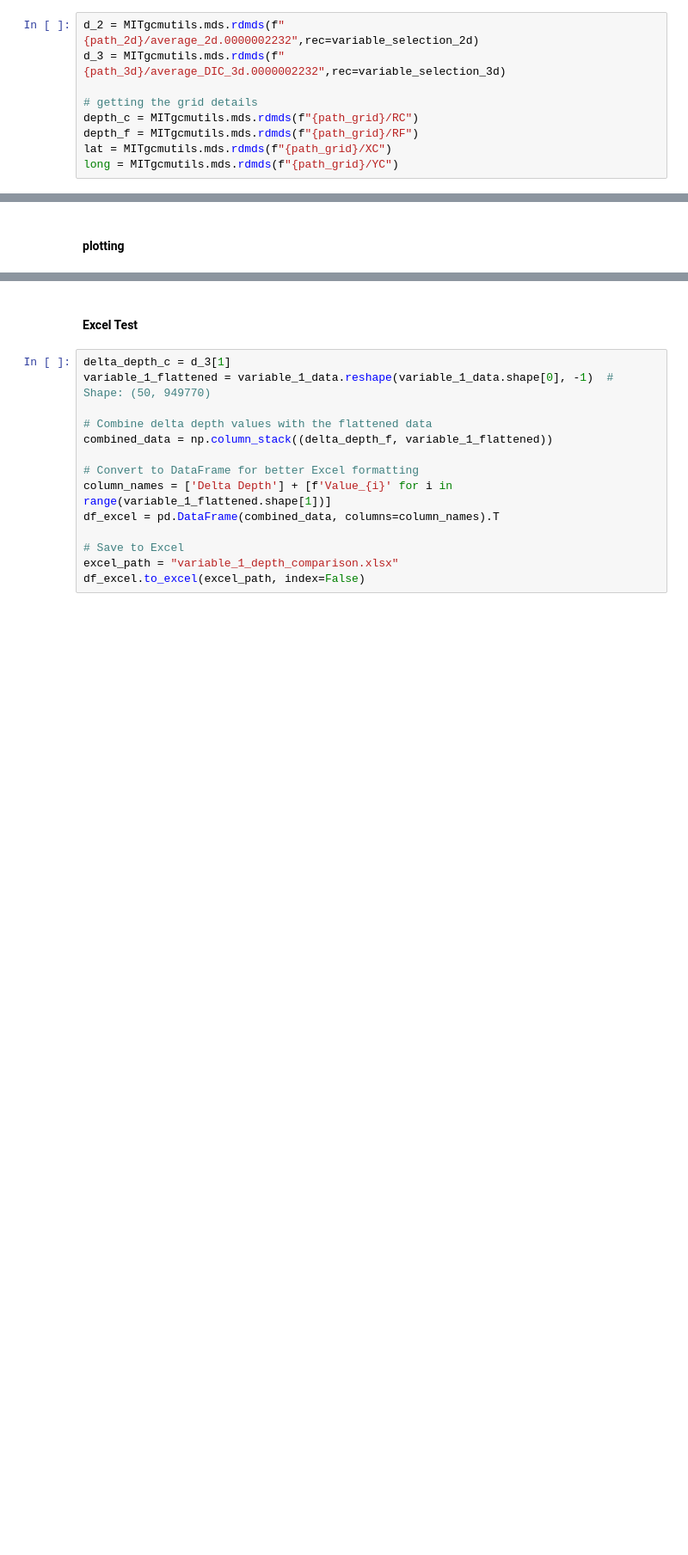
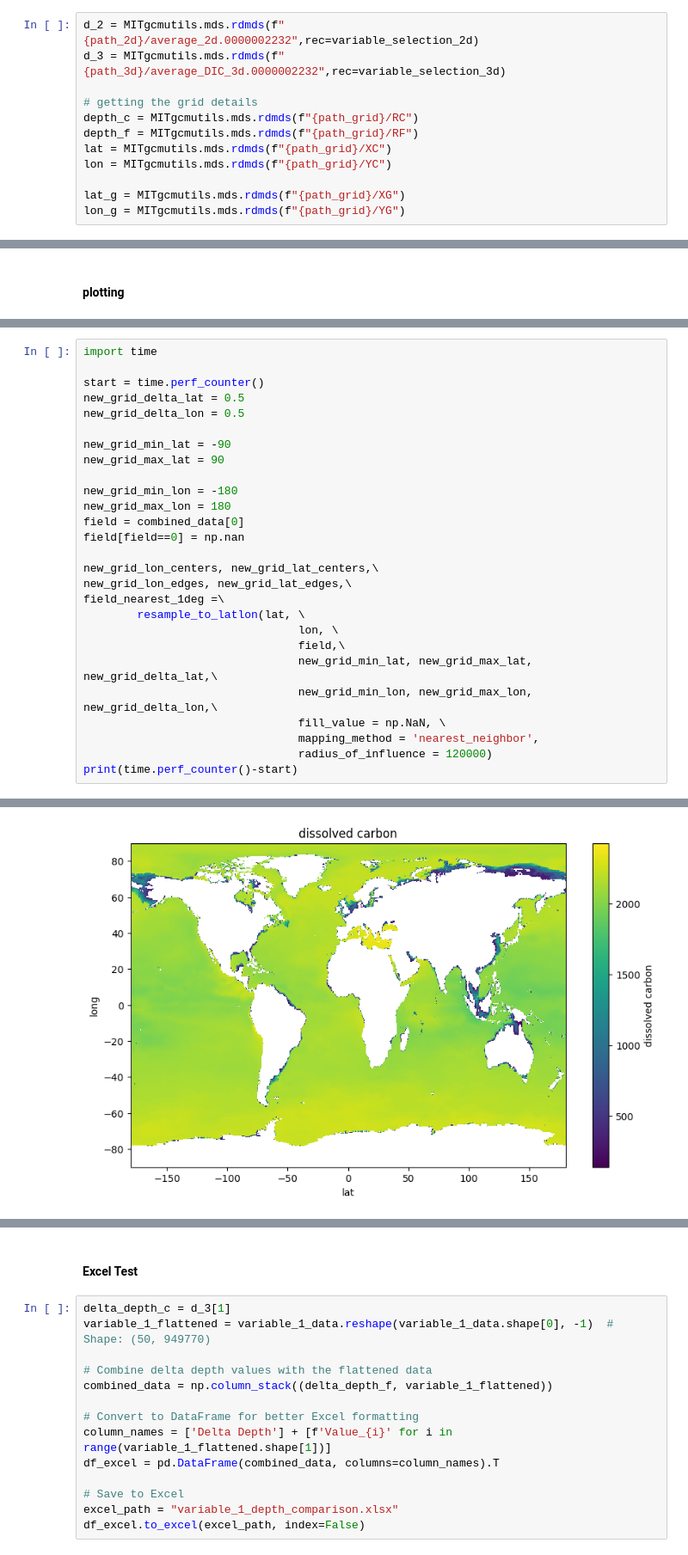
Before and after one commit to somanshuprasad/DeepCarbonMapping, a Jupyter notebook: scratch.ipynb, the cells around one changed output, grey strips where cells are left out. Shown at 86% size. Drawn from its saved outputs; the diff is of its cells as text; blank space fills up the shorter version.

```diff
--- a/scratch.ipynb
+++ b/scratch.ipynb
@@ -35,7 +37,10 @@ d_3 = MITgcmutils.mds.rdmds(f"{path_3d}/average_DIC_3d.0000002232",rec=variable_
 depth_c = MITgcmutils.mds.rdmds(f"{path_grid}/RC")
 depth_f = MITgcmutils.mds.rdmds(f"{path_grid}/RF")
 lat = MITgcmutils.mds.rdmds(f"{path_grid}/XC")
-long = MITgcmutils.mds.rdmds(f"{path_grid}/YC")
+lon = MITgcmutils.mds.rdmds(f"{path_grid}/YC")
+
+lat_g = MITgcmutils.mds.rdmds(f"{path_grid}/XG")
+lon_g = MITgcmutils.mds.rdmds(f"{path_grid}/YG")
 # %% [markdown]
 #### Flatten 3d data
 # %%
@@ -215,0 +200,28 @@ plt.show()
+# %%
+import time
+
+start = time.perf_counter()
+new_grid_delta_lat = 0.5
+new_grid_delta_lon = 0.5
+
+new_grid_min_lat = -90
+new_grid_max_lat = 90
+
+new_grid_min_lon = -180
+new_grid_max_lon = 180
+field = combined_data[0]
+field[field==0] = np.nan
+
+new_grid_lon_centers, new_grid_lat_centers,\
+new_grid_lon_edges, new_grid_lat_edges,\
+field_nearest_1deg =\
+        resample_to_latlon(lat, \
+                                lon, \
+                                field,\
+                                new_grid_min_lat, new_grid_max_lat, new_grid_delta_lat,\
+                                new_grid_min_lon, new_grid_max_lon, new_grid_delta_lon,\
+                                fill_value = np.NaN, \
+                                mapping_method = 'nearest_neighbor',
+                                radius_of_influence = 120000)
+print(time.perf_counter()-start)
+# %% [output]
@@ -215,0 +229 @@ plt.show()
+[figure, added]
```
Also changed, not shown: parts of 22 cells of this notebook, 2 other files.
